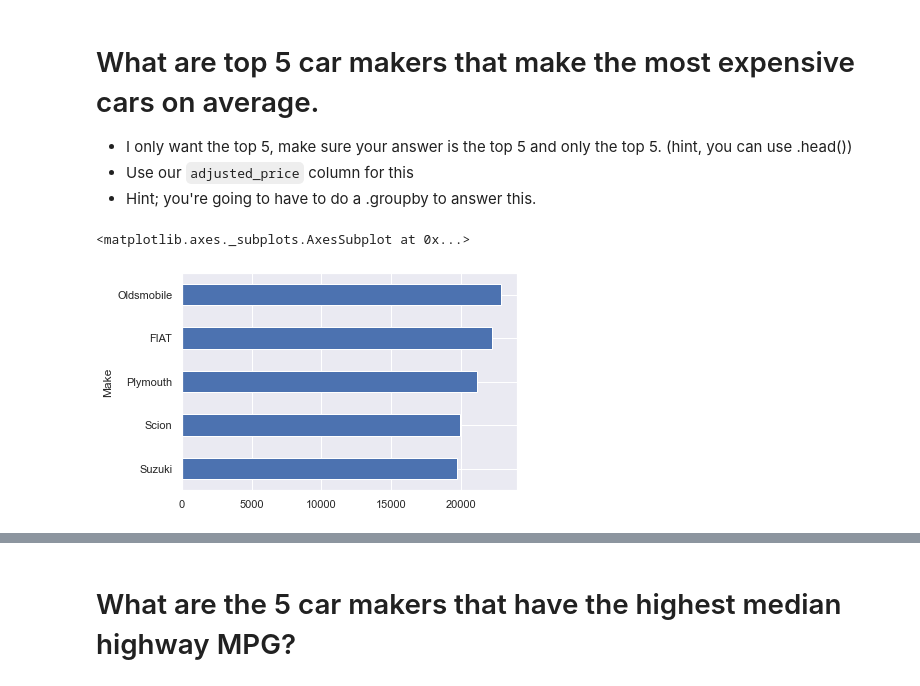
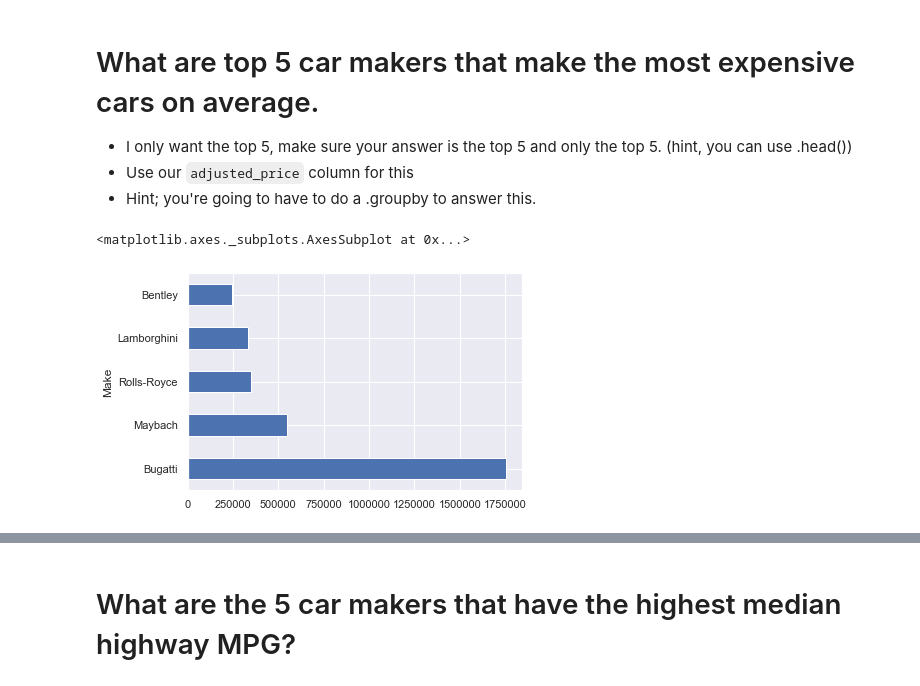
Before and after one commit to NeneWang/2022-fall-data-science, a Jupyter notebook: Week-02-EDA/Exercise-EDA.ipynb, the cells around one changed output, grey strips where cells are left out. Cells and saved outputs as stored; diff of their text form; code cells hidden in the pictures.

```diff
--- a/Week-02-EDA/Exercise-EDA.ipynb
+++ b/Week-02-EDA/Exercise-EDA.ipynb
@@ -197,7 +178,7 @@ Name: MSRP, Length: 11092, dtype: int64
 # Make a column where is 10 when year is less than 2000, else 1.
 def adjust_price_year(x):
 #     print(x)
-    if x<2000:
+    if x<=2000:
         return 10
     else:
         return 1
@@ -238,9 +219,9 @@ average_MSRP.plot(kind='line', figsize=(8,5))
 # %%
 # What are the top 5 car makers make the most expensive cars on average.
 
 gb = df.groupby('Make')
-count_makes = gb['adjusted_price'].mean().sort_values()
+count_makes = gb['adjusted_price'].mean().sort_values(ascending=False)
 count_makes[:5].plot(kind='barh')
 # %% [output]
 <matplotlib.axes._subplots.AxesSubplot at 0x...>
-[figure, old version]
+[figure, new version]
```
Also changed, not shown: parts of 11 cells of this notebook, 1 other file.
